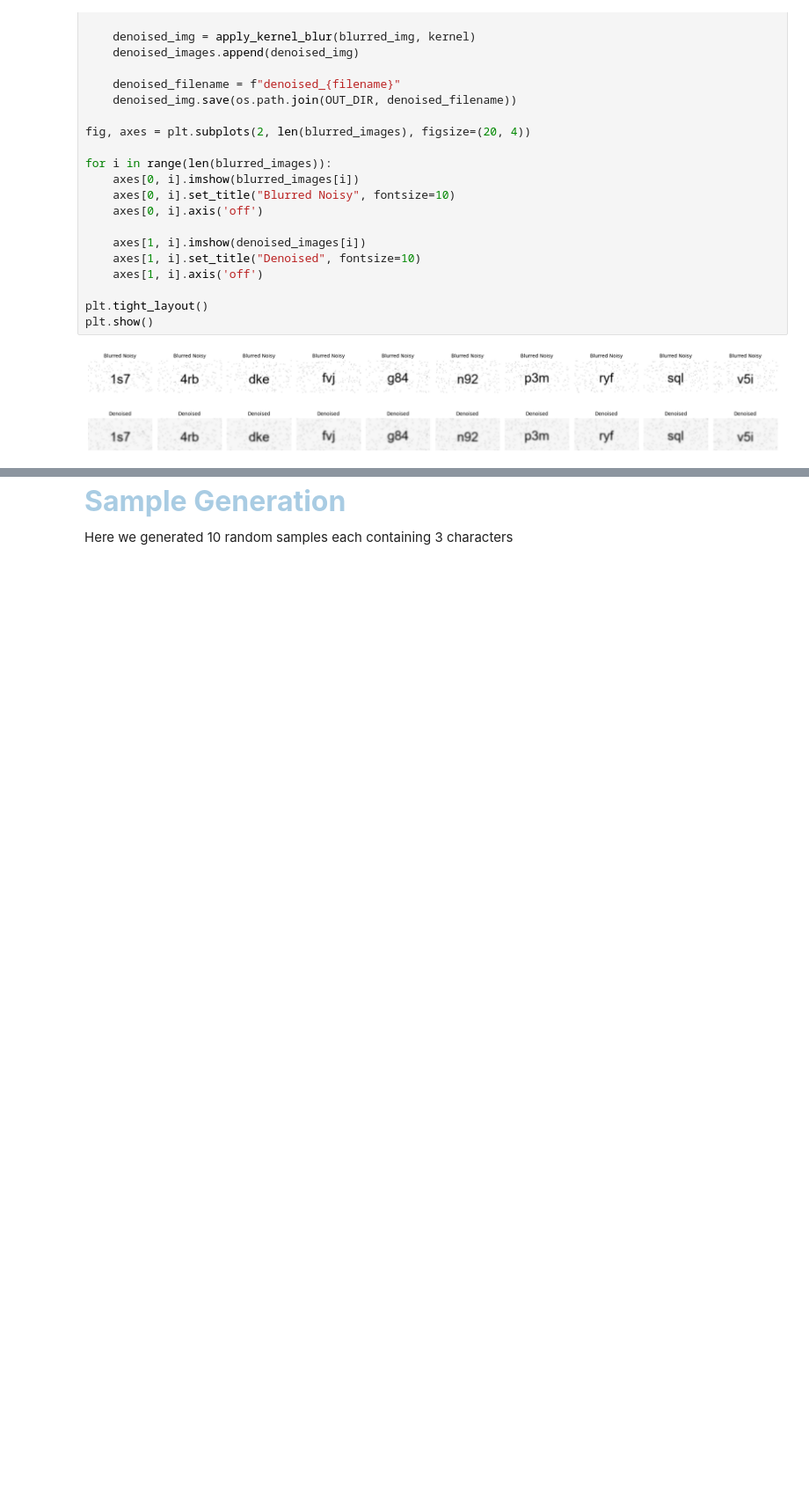
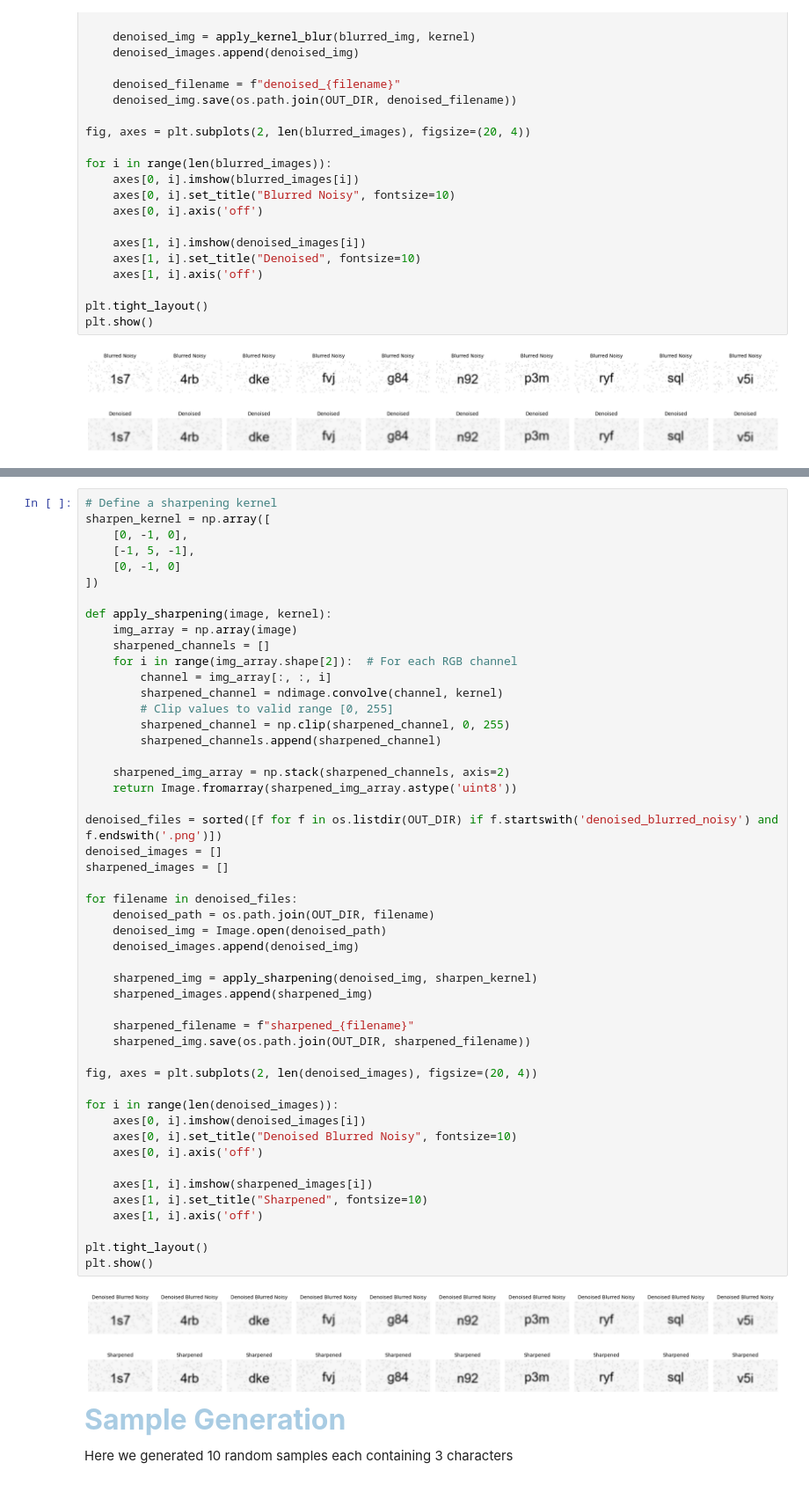
Before and after one commit to nava128/proyecto-openCV-nava2026, a Jupyter notebook: CA2/Captcha Generation.ipynb, the cells around one changed output, grey strips where cells are left out. Shown: that part at 88% size. Drawn from its saved outputs; the diff is of its cells as text; blank space fills up the shorter version.

Commit message:
Sharpen images

```diff
--- a/CA2/Captcha Generation.ipynb
+++ b/CA2/Captcha Generation.ipynb
@@ -226,4 +226,55 @@ Here we generated 10 random samples each containing 3 characters
 </p>
+# %%
+# Define a sharpening kernel
+sharpen_kernel = np.array([
+    [0, -1, 0],
+    [-1, 5, -1],
+    [0, -1, 0]
+])
+
+def apply_sharpening(image, kernel):
+    img_array = np.array(image)
+    sharpened_channels = []
+    for i in range(img_array.shape[2]):  # For each RGB channel
+        channel = img_array[:, :, i]
+        sharpened_channel = ndimage.convolve(channel, kernel)
+        # Clip values to valid range [0, 255]
+        sharpened_channel = np.clip(sharpened_channel, 0, 255)
+        sharpened_channels.append(sharpened_channel)
+
+    sharpened_img_array = np.stack(sharpened_channels, axis=2)
+    return Image.fromarray(sharpened_img_array.astype('uint8'))
+
+denoised_files = sorted([f for f in os.listdir(OUT_DIR) if f.startswith('denoised_blurred_noisy') and f.endswith('.png')])
+denoised_images = []
+sharpened_images = []
+
+for filename in denoised_files:
+    denoised_path = os.path.join(OUT_DIR, filename)
+    denoised_img = Image.open(denoised_path)
+    denoised_images.append(denoised_img)
+
+    sharpened_img = apply_sharpening(denoised_img, sharpen_kernel)
+    sharpened_images.append(sharpened_img)
+
+    sharpened_filename = f"sharpened_{filename}"
+    sharpened_img.save(os.path.join(OUT_DIR, sharpened_filename))
+
+fig, axes = plt.subplots(2, len(denoised_images), figsize=(20, 4))
+
+for i in range(len(denoised_images)):
+    axes[0, i].imshow(denoised_images[i])
+    axes[0, i].set_title("Denoised Blurred Noisy", fontsize=10)
+    axes[0, i].axis('off')
+
+    axes[1, i].imshow(sharpened_images[i])
+    axes[1, i].set_title("Sharpened", fontsize=10)
+    axes[1, i].axis('off')
+
+plt.tight_layout()
+plt.show()
+# %% [output]
+[figure, added]
 # %% [markdown]
 <p align="justify"><font size="6" color="#A9CCE3"><b>Sample Generation</b></font><br></p>
 
```
Also changed, not shown: parts of 1 cell of this notebook, 10 other files.
